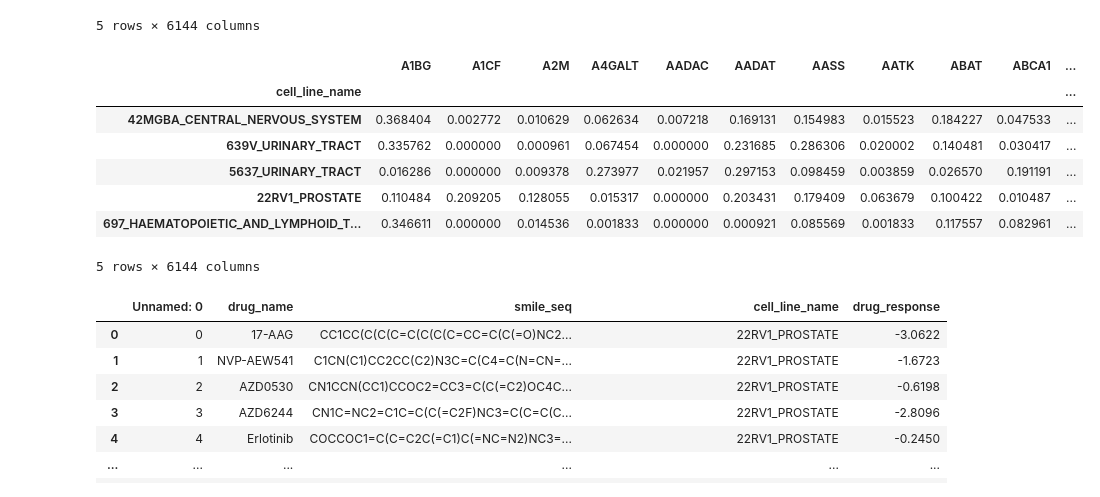
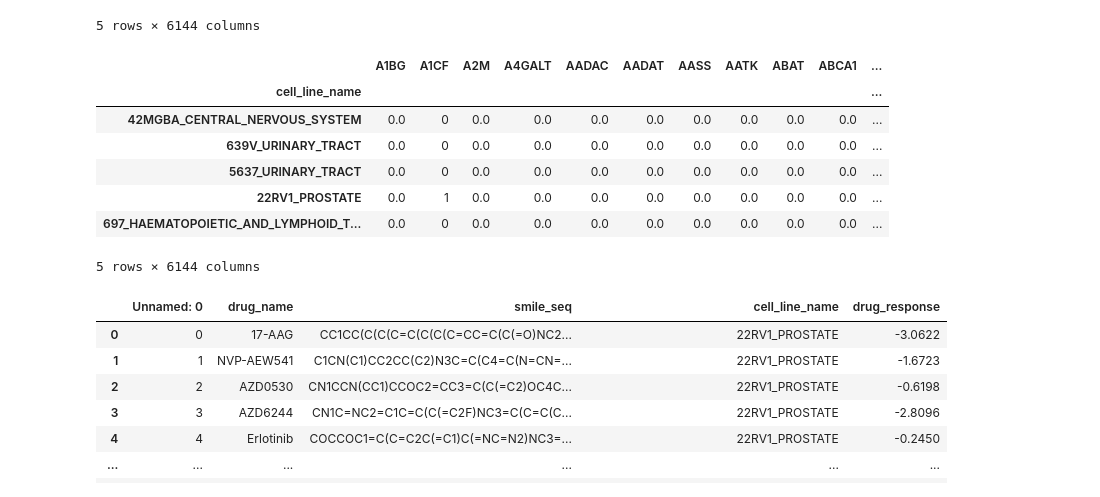
Before and after one commit to QBRC/MIDI, a Jupyter notebook: tutorial/MIDI_tutorial.ipynb, the cells around one changed output. Cells and saved outputs as stored; diff of their text form; code cells hidden in the pictures.

```diff
--- a/tutorial/MIDI_tutorial.ipynb
+++ b/tutorial/MIDI_tutorial.ipynb
@@ -159,18 +159,18 @@ continuous_gene_exp
 | 697_HAEMATOPOIETIC_AND_LYMPHOID_T... | 0.346611 | 0.000000 | 0.014536 | 0.001833 | 0.000000 | 0.000921 | 0.085569 | 0.001833 | 0.117557 | 0.082961 | ... |
 5 rows × 6144 columns
 # %%
-mutation_gene = pd.read_csv('continuous_gene_exp.csv')
+mutation_gene = pd.read_csv('mutation_gene.csv')
 mutation_gene.rename(columns = {mutation_gene.columns[0]:'cell_line_name'}, inplace=True)
 mutation_gene.set_index('cell_line_name', inplace=True)
 mutation_gene
 # %% [output]
 |  | A1BG | A1CF | A2M | A4GALT | AADAC | AADAT | AASS | AATK | ABAT | ABCA1 | ... |
 | cell_line_name |  |  |  |  |  |  |  |  |  |  | ... |
-| 42MGBA_CENTRAL_NERVOUS_SYSTEM | 0.368404 | 0.002772 | 0.010629 | 0.062634 | 0.007218 | 0.169131 | 0.154983 | 0.015523 | 0.184227 | 0.047533 | ... |
-| 639V_URINARY_TRACT | 0.335762 | 0.000000 | 0.000961 | 0.067454 | 0.000000 | 0.231685 | 0.286306 | 0.020002 | 0.140481 | 0.030417 | ... |
-| 5637_URINARY_TRACT | 0.016286 | 0.000000 | 0.009378 | 0.273977 | 0.021957 | 0.297153 | 0.098459 | 0.003859 | 0.026570 | 0.191191 | ... |
-| 22RV1_PROSTATE | 0.110484 | 0.209205 | 0.128055 | 0.015317 | 0.000000 | 0.203431 | 0.179409 | 0.063679 | 0.100422 | 0.010487 | ... |
-| 697_HAEMATOPOIETIC_AND_LYMPHOID_T... | 0.346611 | 0.000000 | 0.014536 | 0.001833 | 0.000000 | 0.000921 | 0.085569 | 0.001833 | 0.117557 | 0.082961 | ... |
+| 42MGBA_CENTRAL_NERVOUS_SYSTEM | 0.0 | 0 | 0.0 | 0.0 | 0.0 | 0.0 | 0.0 | 0.0 | 0.0 | 0.0 | ... |
+| 639V_URINARY_TRACT | 0.0 | 0 | 0.0 | 0.0 | 0.0 | 0.0 | 0.0 | 0.0 | 0.0 | 0.0 | ... |
+| 5637_URINARY_TRACT | 0.0 | 0 | 0.0 | 0.0 | 0.0 | 0.0 | 0.0 | 0.0 | 0.0 | 0.0 | ... |
+| 22RV1_PROSTATE | 0.0 | 1 | 0.0 | 0.0 | 0.0 | 0.0 | 0.0 | 0.0 | 0.0 | 0.0 | ... |
+| 697_HAEMATOPOIETIC_AND_LYMPHOID_T... | 0.0 | 0 | 0.0 | 0.0 | 0.0 | 0.0 | 0.0 | 0.0 | 0.0 | 0.0 | ... |
 5 rows × 6144 columns
 # %%
 df_data = pd.read_csv('df_sample_drug_response_data.csv')
```
Also changed, not shown: parts of 4 cells of this notebook, 1 other file.
